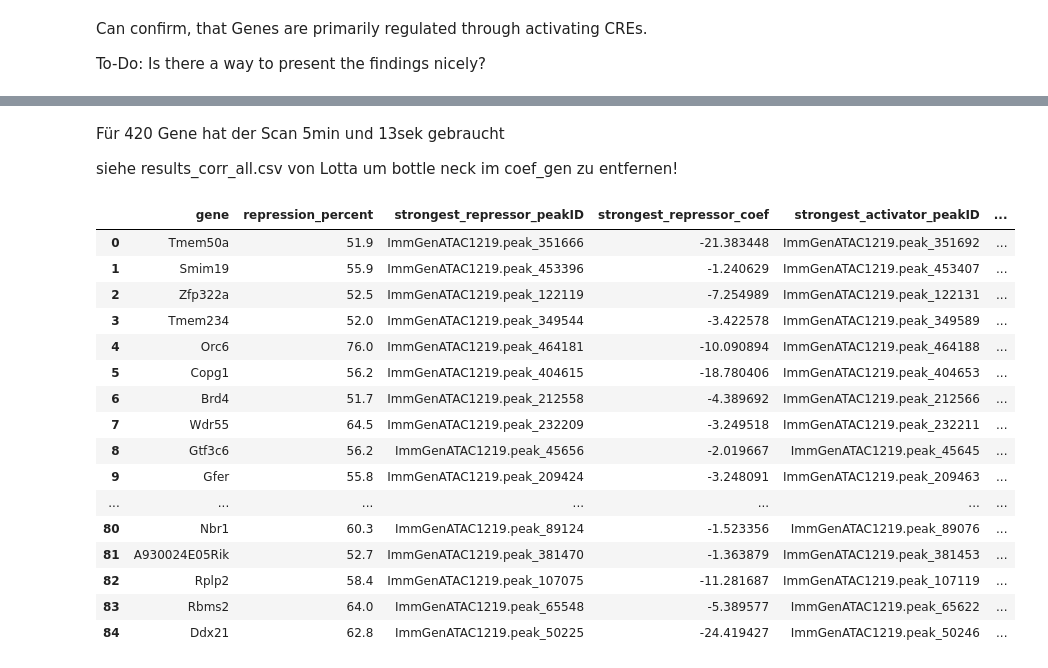
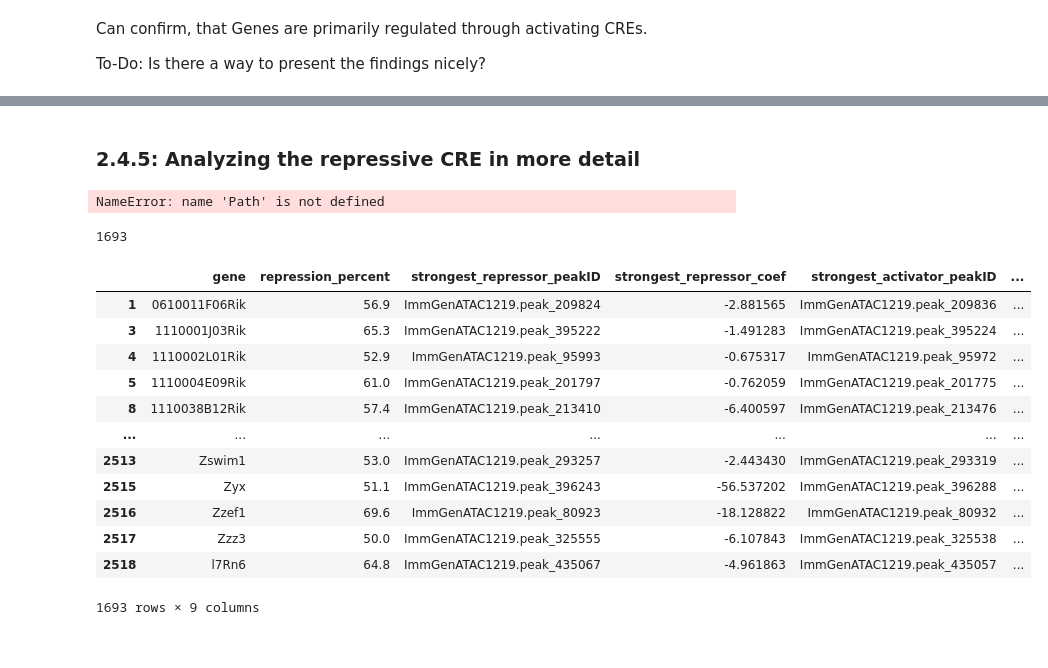
Before and after one commit to datascience-mobi-2026/topic04_team03, a Jupyter notebook: jupyter_peter_v1.2.ipynb, the cells around one changed output, grey strips where cells are left out. Saved outputs shown, nothing was run; the diff lists cells and outputs as text; code cells hidden in the pictures.

```diff
--- a/jupyter_peter_v1.2.ipynb
+++ b/jupyter_peter_v1.2.ipynb
@@ -1010,27 +1019,0 @@ givamialista
-# %% [markdown]
-Für 420 Gene hat der Scan 5min und 13sek gebraucht
-
-siehe results_corr_all.csv von Lotta um bottle neck im coef_gen zu entfernen!
-# %%
-givamialista.to_csv("data/Peter_CanBeDeleted_RNA_seq_random20.csv",index=False)
-
-pd.set_option('display.max_rows', None)
-display(givamialista)
-# %% [output]
-|  | gene | repression_percent | strongest_repressor_peakID | strongest_repressor_coef | strongest_activator_peakID | ... |
-| 0 | Tmem50a | 51.9 | ImmGenATAC1219.peak_351666 | -21.383448 | ImmGenATAC1219.peak_351692 | ... |
-| 1 | Smim19 | 55.9 | ImmGenATAC1219.peak_453396 | -1.240629 | ImmGenATAC1219.peak_453407 | ... |
-| 2 | Zfp322a | 52.5 | ImmGenATAC1219.peak_122119 | -7.254989 | ImmGenATAC1219.peak_122131 | ... |
-| 3 | Tmem234 | 52.0 | ImmGenATAC1219.peak_349544 | -3.422578 | ImmGenATAC1219.peak_349589 | ... |
-| 4 | Orc6 | 76.0 | ImmGenATAC1219.peak_464181 | -10.090894 | ImmGenATAC1219.peak_464188 | ... |
-| 5 | Copg1 | 56.2 | ImmGenATAC1219.peak_404615 | -18.780406 | ImmGenATAC1219.peak_404653 | ... |
-| 6 | Brd4 | 51.7 | ImmGenATAC1219.peak_212558 | -4.389692 | ImmGenATAC1219.peak_212566 | ... |
-| 7 | Wdr55 | 64.5 | ImmGenATAC1219.peak_232209 | -3.249518 | ImmGenATAC1219.peak_232211 | ... |
-| 8 | Gtf3c6 | 56.2 | ImmGenATAC1219.peak_45656 | -2.019667 | ImmGenATAC1219.peak_45645 | ... |
-| 9 | Gfer | 55.8 | ImmGenATAC1219.peak_209424 | -3.248091 | ImmGenATAC1219.peak_209463 | ... |
-| ... | ... | ... | ... | ... | ... | ... |
-| 80 | Nbr1 | 60.3 | ImmGenATAC1219.peak_89124 | -1.523356 | ImmGenATAC1219.peak_89076 | ... |
-| 81 | A930024E05Rik | 52.7 | ImmGenATAC1219.peak_381470 | -1.363879 | ImmGenATAC1219.peak_381453 | ... |
-| 82 | Rplp2 | 58.4 | ImmGenATAC1219.peak_107075 | -11.281687 | ImmGenATAC1219.peak_107119 | ... |
-| 83 | Rbms2 | 64.0 | ImmGenATAC1219.peak_65548 | -5.389577 | ImmGenATAC1219.peak_65622 | ... |
-| 84 | Ddx21 | 62.8 | ImmGenATAC1219.peak_50225 | -24.419427 | ImmGenATAC1219.peak_50246 | ... |
@@ -1038,0 +1020,42 @@ pd.reset_option('display.max_rows')
+# %% [markdown]
+### 2.4.5: Analyzing the repressive CRE in more detail
+# %%
+#extracting that big summaofabitch
+
+repressive_genes_Path = Path('data') / 'repressive_regulated_genes.csv'
+repressive_regulated_genes = pd.read_csv(repressive_genes_Path)
+
+repressive_regulated_genes
+# %% [output]
+NameError: name 'Path' is not defined
+# %%
+#keeping only interesting genes
+#those who have a highCV (working regression modell) or are genes relevant for our lineage
+
+gene_list_path = Path('data') / 'specific_genes_group.csv'
+gene_list_all = pd.read_csv(gene_list_path)
+
+gene_list = (pd.concat([gene_list_all["abT"],gene_list_all["gdT"]]).dropna().drop_duplicates())
+
+repressive_regulated_genes["cv_category"].unique()
+repressive_genes_OkayCV = repressive_regulated_genes[(repressive_regulated_genes["cv_category"] == "Okay") |
+                                                     (repressive_regulated_genes["cv_category"] == "wenigstens im positiven") |
+                                                     (repressive_regulated_genes["gene"].isin(gene_list))]
+
+print(len(repressive_genes_OkayCV))
+repressive_genes_OkayCV
+# %% [output]
+1693
+|  | gene | repression_percent | strongest_repressor_peakID | strongest_repressor_coef | strongest_activator_peakID | ... |
+| 1 | 0610011F06Rik | 56.9 | ImmGenATAC1219.peak_209824 | -2.881565 | ImmGenATAC1219.peak_209836 | ... |
+| 3 | 1110001J03Rik | 65.3 | ImmGenATAC1219.peak_395222 | -1.491283 | ImmGenATAC1219.peak_395224 | ... |
+| 4 | 1110002L01Rik | 52.9 | ImmGenATAC1219.peak_95993 | -0.675317 | ImmGenATAC1219.peak_95972 | ... |
+| 5 | 1110004E09Rik | 61.0 | ImmGenATAC1219.peak_201797 | -0.762059 | ImmGenATAC1219.peak_201775 | ... |
+| 8 | 1110038B12Rik | 57.4 | ImmGenATAC1219.peak_213410 | -6.400597 | ImmGenATAC1219.peak_213476 | ... |
+| ... | ... | ... | ... | ... | ... | ... |
+| 2513 | Zswim1 | 53.0 | ImmGenATAC1219.peak_293257 | -2.443430 | ImmGenATAC1219.peak_293319 | ... |
+| 2515 | Zyx | 51.1 | ImmGenATAC1219.peak_396243 | -56.537202 | ImmGenATAC1219.peak_396288 | ... |
+| 2516 | Zzef1 | 69.6 | ImmGenATAC1219.peak_80923 | -18.128822 | ImmGenATAC1219.peak_80932 | ... |
+| 2517 | Zzz3 | 50.0 | ImmGenATAC1219.peak_325555 | -6.107843 | ImmGenATAC1219.peak_325538 | ... |
+| 2518 | l7Rn6 | 64.8 | ImmGenATAC1219.peak_435067 | -4.961863 | ImmGenATAC1219.peak_435057 | ... |
+1693 rows × 9 columns
```
Also changed, not shown: parts of 35 cells of this notebook.
